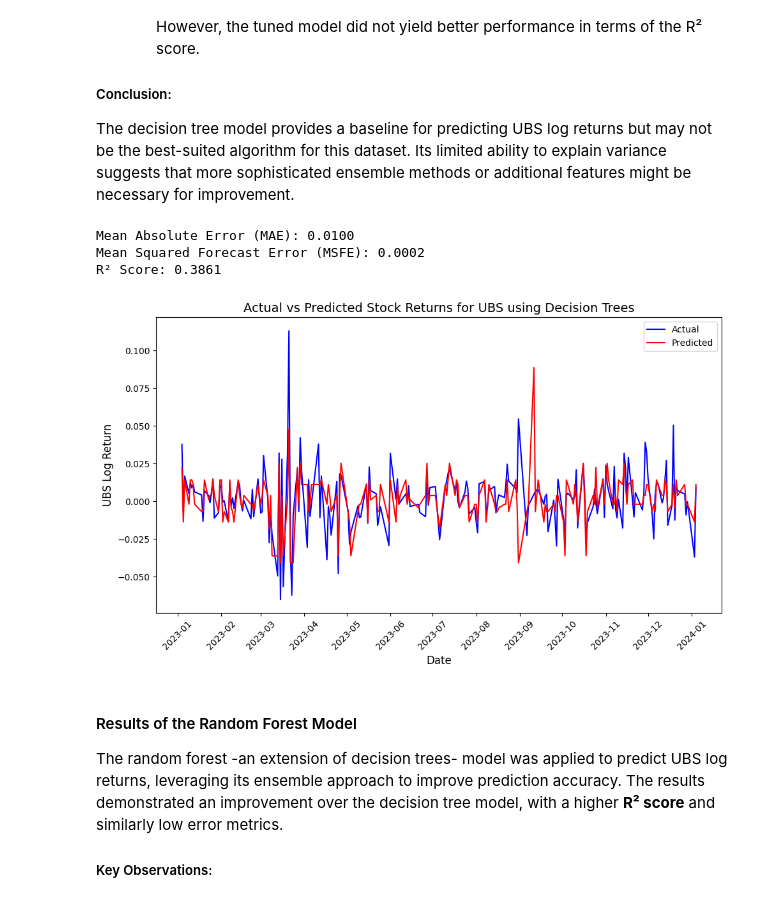
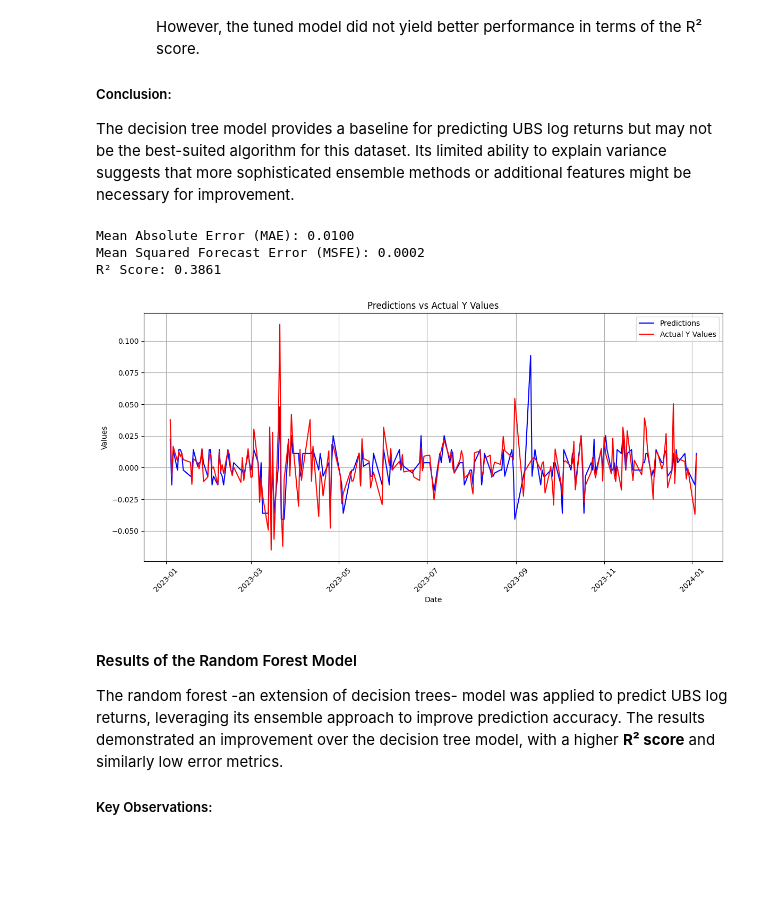
Before and after one commit to CynthiaShiyue/IDS789-Financial-Model-Project, a Jupyter notebook: final_report.ipynb, the cells around one changed output. Drawn from its saved outputs; the diff is of its cells as text; code cells hidden in the pictures; blank space fills up the shorter version.

Commit message:
newer plot style

```diff
--- a/final_report.ipynb
+++ b/final_report.ipynb
@@ -288,17 +288,20 @@ The decision tree model was applied to predict the UBS log returns using the fea
 The decision tree model provides a baseline for predicting UBS log returns but may not be the best-suited algorithm for this dataset. Its limited ability to explain variance suggests that more sophisticated ensemble methods or additional features might be necessary for improvement.
 # %%
 from model.decisionTrees import fit_decision_tree, plot_results
+from model.lib import plot_predictions_vs_actual, msfe
 
 train_path = r"data_prepared/training_dataset.csv"
 test_path = r"data_prepared/testing_dataset.csv"
 output_path = r"model/decisiontree.png"
 y_test, y_pred, test_dates = fit_decision_tree(train_path, test_path)
-plot_results(y_test, y_pred, test_dates, output_path)
+y_pred = pd.DataFrame(y_pred)
+y_pred.columns = ["Prediction"]
+plot_predictions_vs_actual(pd.DataFrame(y_pred),  testing_dataset)
 # %% [output]
 Mean Absolute Error (MAE): 0.0100
 Mean Squared Forecast Error (MSFE): 0.0002
 R² Score: 0.3861
-[figure, old version]
+[figure, new version]
 # %% [markdown]
 #### Results of the Random Forest Model
 
```
Also changed, not shown: parts of 5 cells of this notebook, 1 other file.
